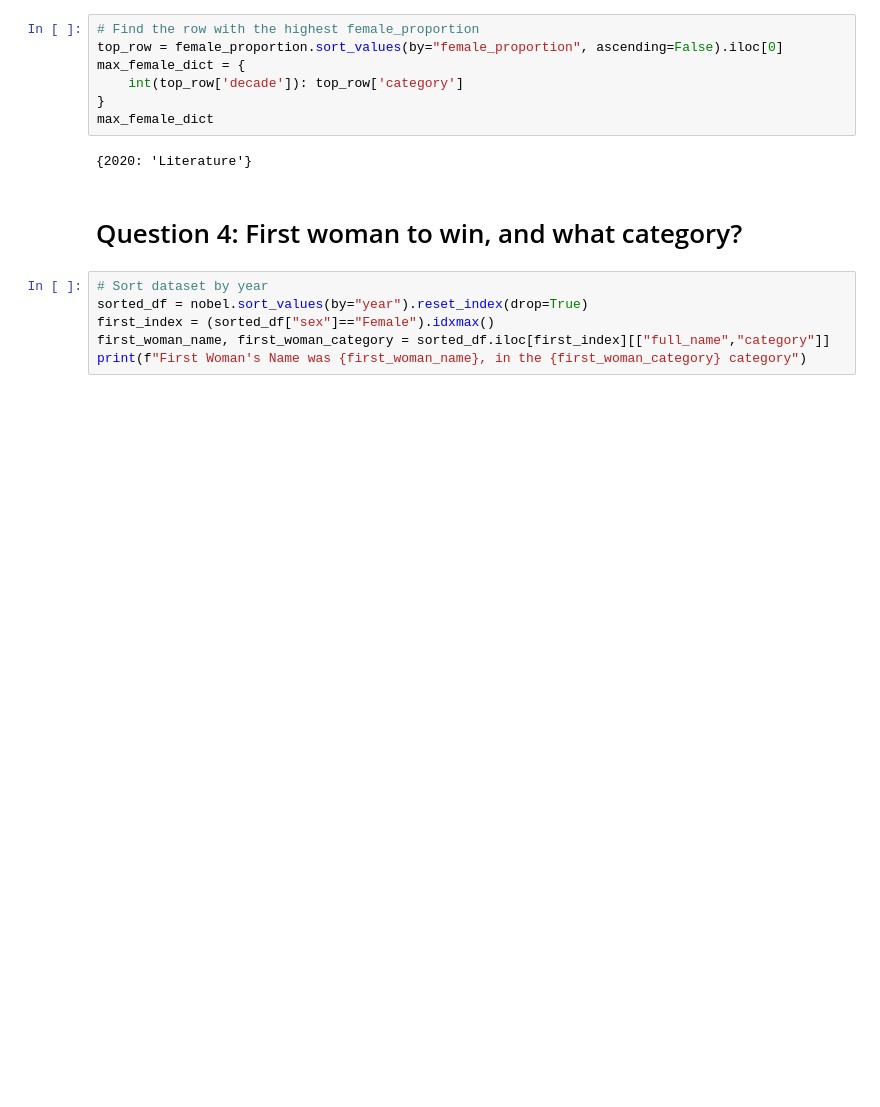
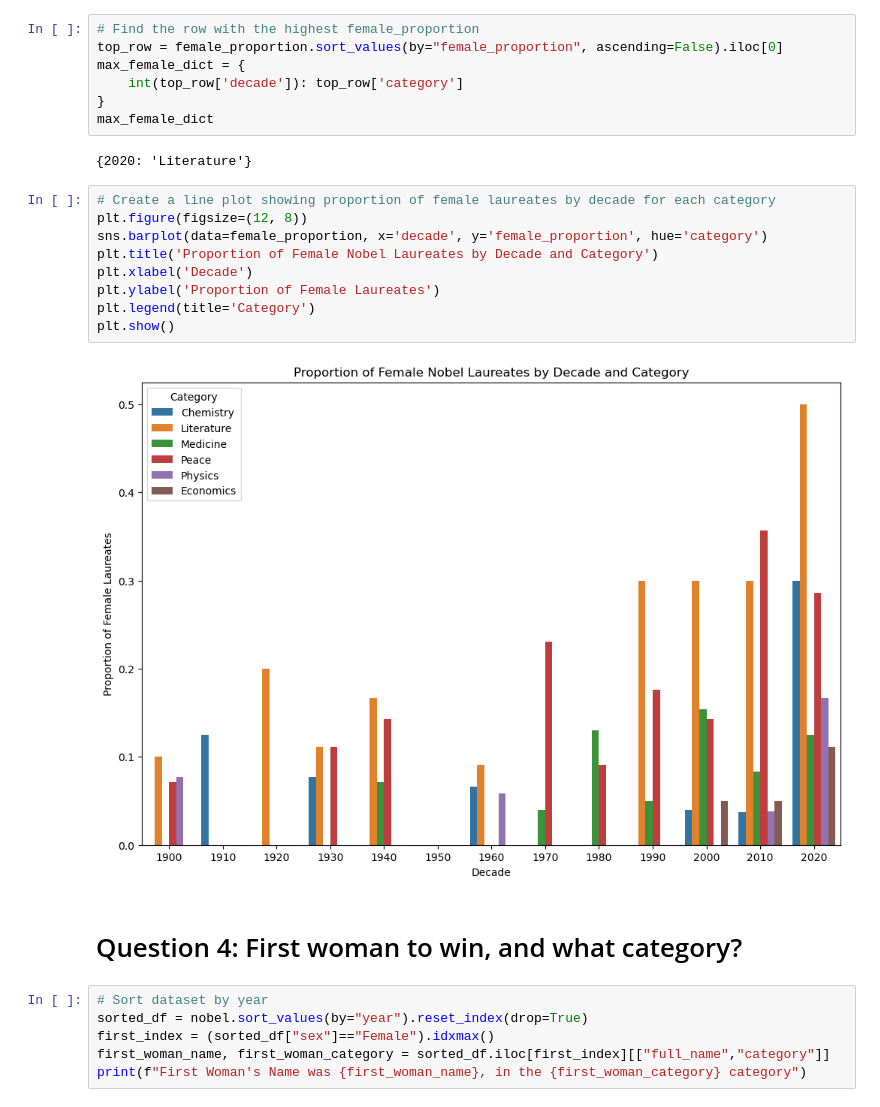
Before and after one commit to LucasFinney/data-portfolio, a Jupyter notebook: Projects/NobelPrizeWinners/notebook.ipynb, the cells around one changed output. Drawn from its saved outputs; the diff is of its cells as text; blank space fills up the shorter version.

```diff
--- a/Projects/NobelPrizeWinners/notebook.ipynb
+++ b/Projects/NobelPrizeWinners/notebook.ipynb
@@ -75,6 +106,17 @@ max_female_dict = {
 max_female_dict
 # %% [output]
 {2020: 'Literature'}
+# %%
+# Create a line plot showing proportion of female laureates by decade for each category
+plt.figure(figsize=(12, 8))
+sns.barplot(data=female_proportion, x='decade', y='female_proportion', hue='category')
+plt.title('Proportion of Female Nobel Laureates by Decade and Category')
+plt.xlabel('Decade')
+plt.ylabel('Proportion of Female Laureates')
+plt.legend(title='Category')
+plt.show()
+# %% [output]
+[figure, added]
 # %% [markdown]
 # Question 4: First woman to win, and what category?
 # %%
```
Also changed, not shown: parts of 3 cells of this notebook.
